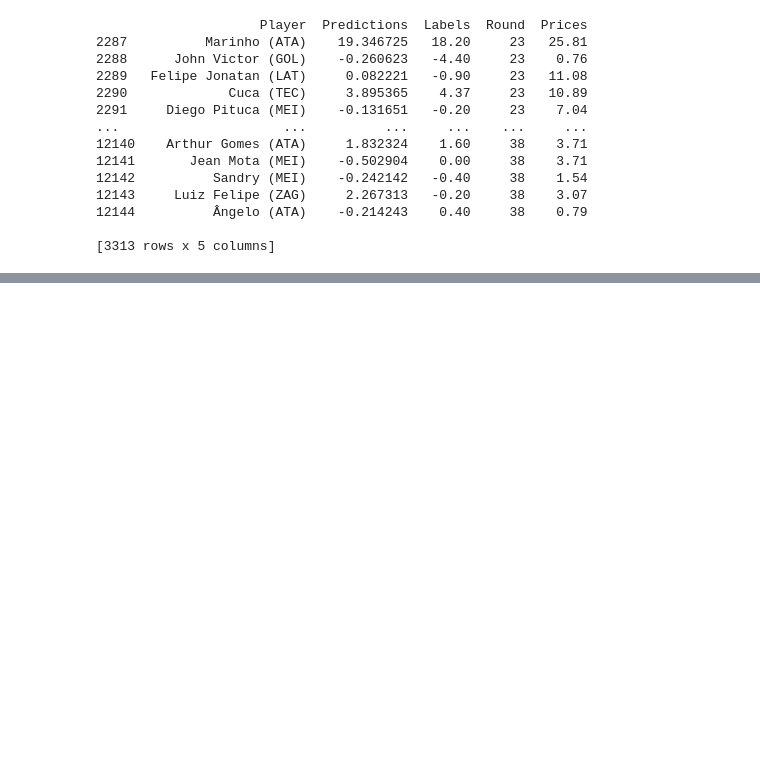
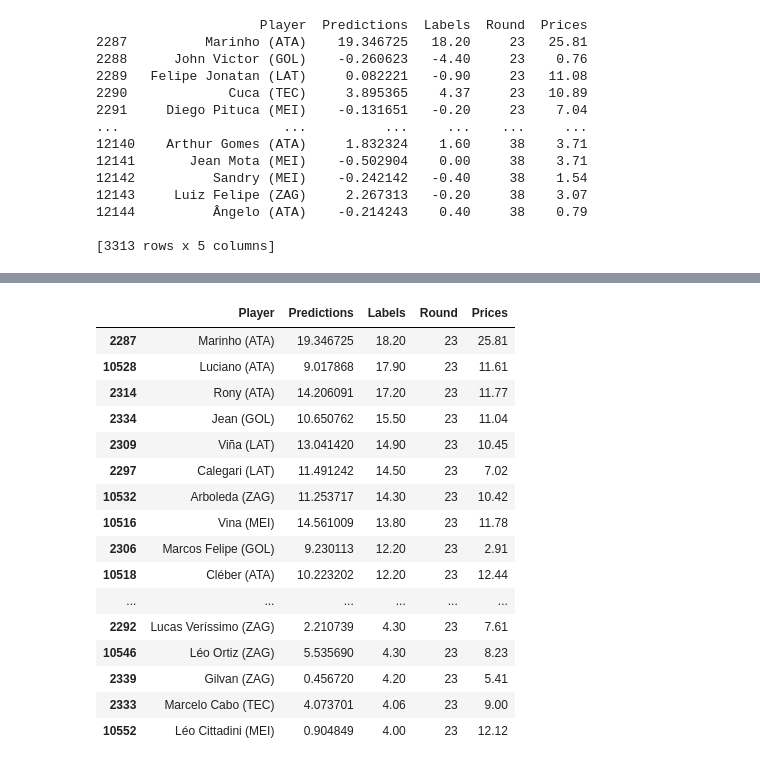
Before and after one commit to carlooshh/handson-cartola-ml, a Jupyter notebook: cartola-ml.ipynb, the cells around one changed output, grey strips where cells are left out. Cells and saved outputs as stored; diff of their text form; code cells hidden in the pictures; blank space fills up the shorter version.

```diff
--- a/cartola-ml.ipynb
+++ b/cartola-ml.ipynb
@@ -841,0 +882,20 @@ saveResult(xgb_reg_result, "xgb")
+# %%
+xgb_reg_result.sort_values(['Round', 'Labels'], ascending=[True, False]).head(50)
+# %% [output]
+|  | Player | Predictions | Labels | Round | Prices |
+| 2287 | Marinho (ATA) | 19.346725 | 18.20 | 23 | 25.81 |
+| 10528 | Luciano (ATA) | 9.017868 | 17.90 | 23 | 11.61 |
+| 2314 | Rony (ATA) | 14.206091 | 17.20 | 23 | 11.77 |
+| 2334 | Jean (GOL) | 10.650762 | 15.50 | 23 | 11.04 |
+| 2309 | Viña (LAT) | 13.041420 | 14.90 | 23 | 10.45 |
+| 2297 | Calegari (LAT) | 11.491242 | 14.50 | 23 | 7.02 |
+| 10532 | Arboleda (ZAG) | 11.253717 | 14.30 | 23 | 10.42 |
+| 10516 | Vina (MEI) | 14.561009 | 13.80 | 23 | 11.78 |
+| 2306 | Marcos Felipe (GOL) | 9.230113 | 12.20 | 23 | 2.91 |
+| 10518 | Cléber (ATA) | 10.223202 | 12.20 | 23 | 12.44 |
+| ... | ... | ... | ... | ... | ... |
+| 2292 | Lucas Veríssimo (ZAG) | 2.210739 | 4.30 | 23 | 7.61 |
+| 10546 | Léo Ortiz (ZAG) | 5.535690 | 4.30 | 23 | 8.23 |
+| 2339 | Gilvan (ZAG) | 0.456720 | 4.20 | 23 | 5.41 |
+| 2333 | Marcelo Cabo (TEC) | 4.073701 | 4.06 | 23 | 9.00 |
+| 10552 | Léo Cittadini (MEI) | 0.904849 | 4.00 | 23 | 12.12 |
```
Also changed, not shown: parts of 8 cells of this notebook, 1 other file.
